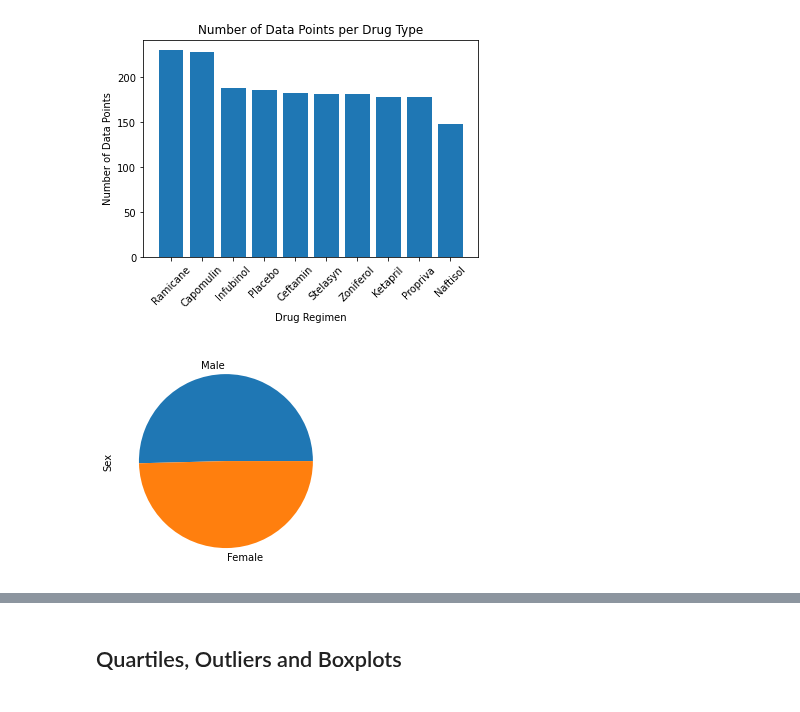
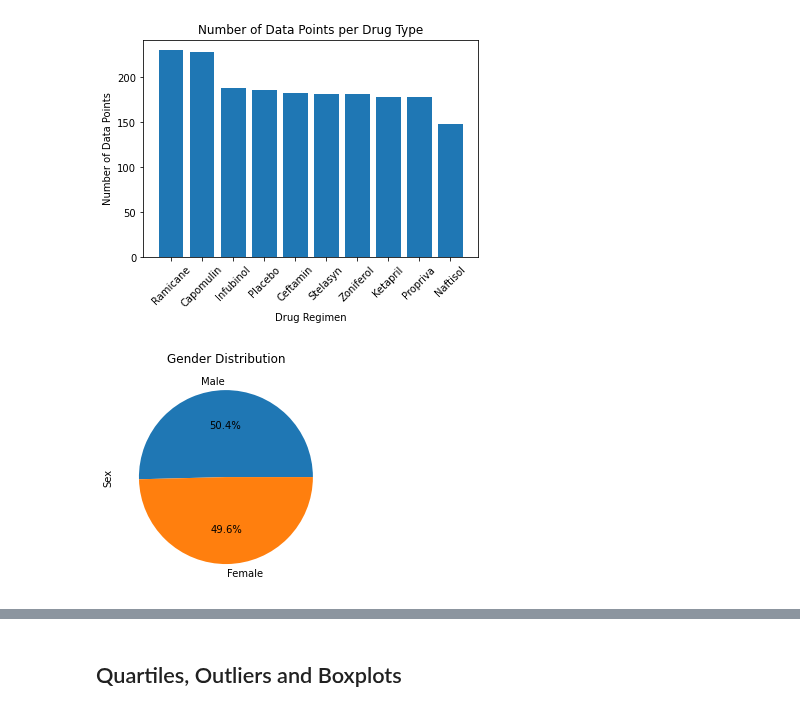
Before and after one commit to rebekahcallkacz/matplotlib-challenge, a Jupyter notebook: Pymaceuticals/main.ipynb, the cells around one changed output, grey strips where cells are left out. Saved outputs shown, nothing was run; the diff lists cells and outputs as text; code cells hidden in the pictures.

```diff
--- a/Pymaceuticals/main.ipynb
+++ b/Pymaceuticals/main.ipynb
@@ -71,6 +71,7 @@ duplicated_mice_data
 # %%
 # Create a clean DataFrame by dropping the duplicate mouse by its ID.
 study_data_cleaned = study_data[~study_data.isin(duplicated_mice_data)].dropna(how='all')
+mouse_metadata_clean = mouse_metadata.loc[mouse_metadata['Mouse ID']!= 'g989']
 study_data_cleaned
 # %% [output]
 |  | Mouse ID | Drug Regimen | Sex | Age_months | Weight (g) | Timepoint | Tumor Volume (mm3) | ... |
@@ -155,11 +157,11 @@ plt.show()
 [figure]
 # %%
 # Generate a pie plot showing the distribution of female versus male mice using pandas
-gender_distribution = mouse_metadata.loc[mouse_metadata['Mouse ID']!='g989']['Sex'].value_counts()
-
-gender_distribution.plot(kind='pie', autopct='')
+gender_distribution = mouse_metadata_clean['Sex'].value_counts()
+#gender_distribution = study_data_cleaned['Sex'].value_counts()
+gender_distribution.plot(kind='pie', autopct='%1.1f%%', title= 'Gender Distribution')
 plt.show()
 # %% [output]
-[figure, old version]
+[figure, new version]
 # %%
 # Generate a pie plot showing the distribution of female versus male mice using pyplot
```
Also changed, not shown: parts of 6 cells of this notebook.
